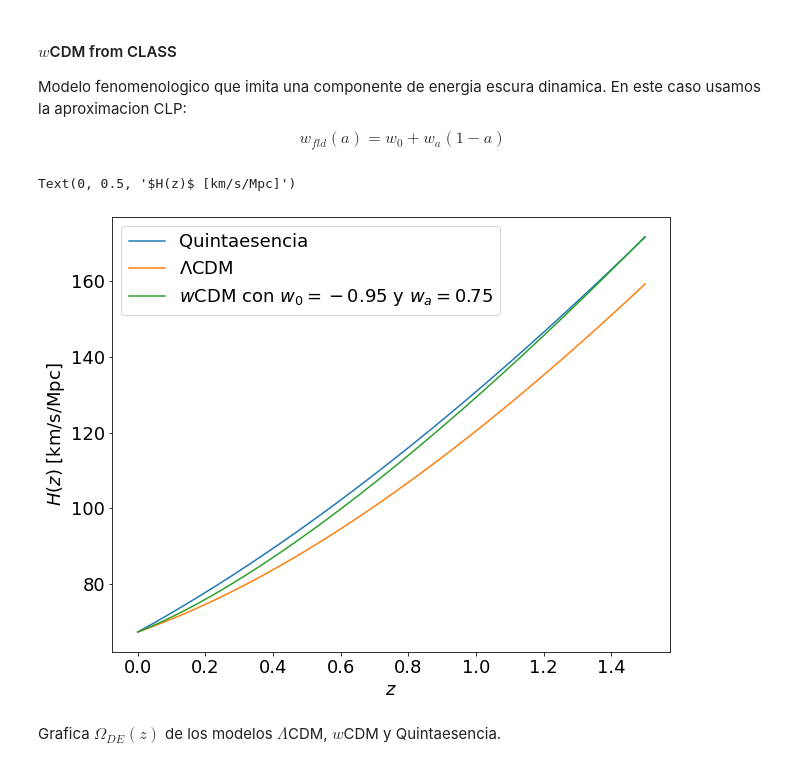
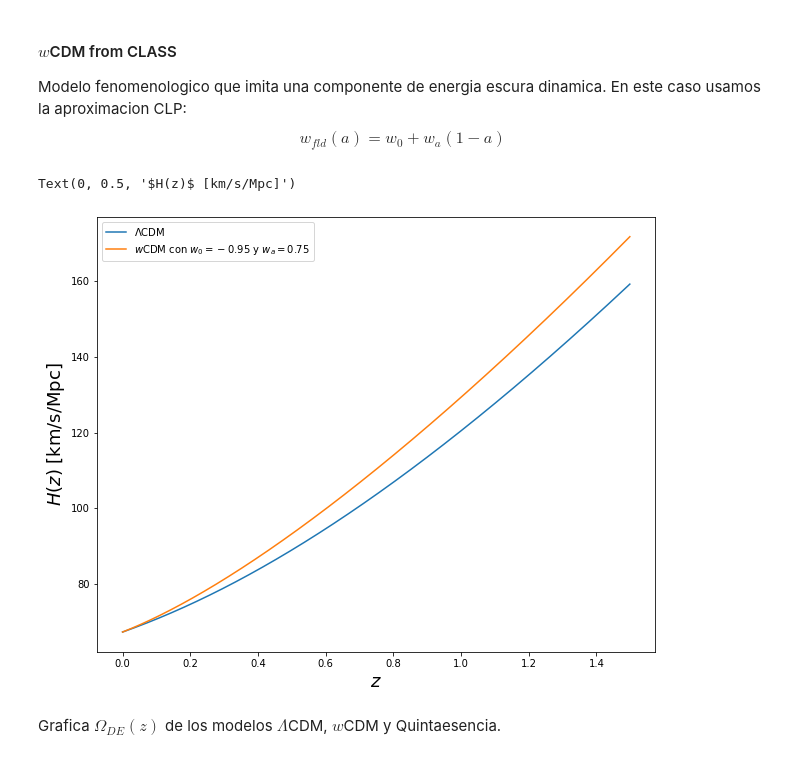
Before and after one commit to melipass/pcp-datos-cosmologicos, a Jupyter notebook: share_sesion1_1_.ipynb, the cells around one changed output. Drawn from its saved outputs; the diff is of its cells as text; code cells hidden in the pictures.

```diff
--- a/share_sesion1_1_.ipynb
+++ b/share_sesion1_1_.ipynb
@@ -329,18 +528,18 @@ Hz_wCDM = np.vectorize(Hz_wCDM)
 # %%
 z_to_plot = np.arange(0.,1.5,0.001)
 
 fig, ax = plt.subplots(1,1,figsize=(10,8))
 
-ax.plot(z_to_plot,H0*Ez_qui(z_to_plot),label='Quintaesencia')
+#ax.plot(z_to_plot,H0*Ez_qui(z_to_plot),label='Quintaesencia')
 ax.plot(z_to_plot,H0*Ez_LCDM(z_to_plot),label=r'$\Lambda$CDM')
 ax.plot(z_to_plot,Hz_wCDM(z_to_plot),label=r'$w$CDM con $w_0 = -0.95$ y $w_a = 0.75$')
 
 ax.legend(loc=0)
 ax.set_xlabel(r'$z$',fontsize=18)
 ax.set_ylabel(r'$H(z)$ [km/s/Mpc]',fontsize=18)
 # %% [output]
 Text(0, 0.5, '$H(z)$ [km/s/Mpc]')
-[figure, old version]
+[figure, new version]
 # %% [markdown]
 Grafica $\Omega_{DE}(z)$ de los modelos $\Lambda$CDM, $w$CDM y Quintaesencia.
 # %% [markdown]
```
Also changed, not shown: parts of 55 cells of this notebook.
